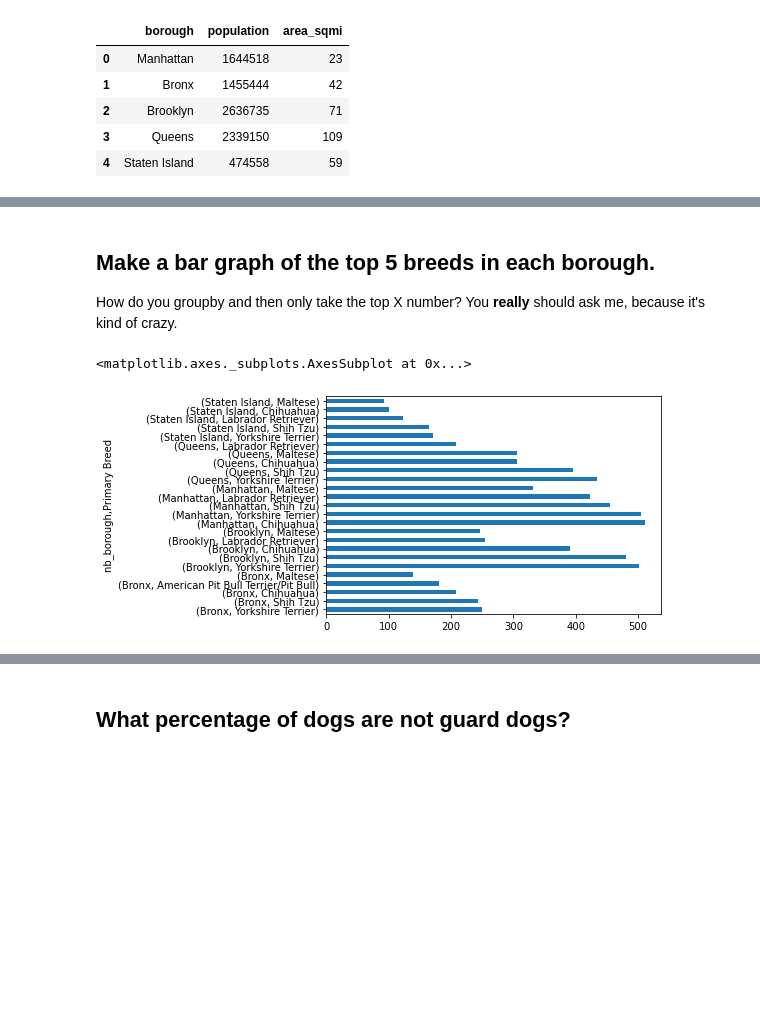
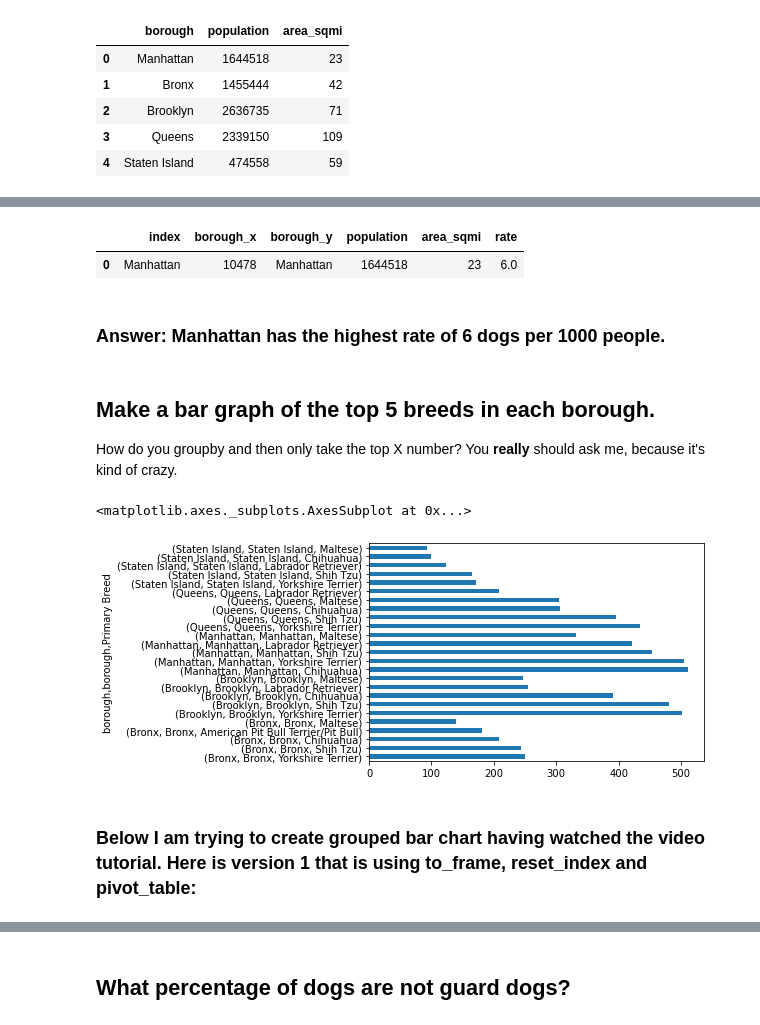
Before and after one commit to anastasiajourno/homework6_valeeva, a Jupyter notebook: dogs/6-2homework6-part2-valeeva.ipynb, the cells around one changed output, grey strips where cells are left out. Drawn from its saved outputs; the diff is of its cells as text; code cells hidden in the pictures; blank space fills up the shorter version.

Commit message:
Grouped bar charts added

```diff
--- a/dogs/6-2homework6-part2-valeeva.ipynb
+++ b/dogs/6-2homework6-part2-valeeva.ipynb
@@ -213,7 +234,7 @@ df_nb.head(5)
 | 3 | Bronx Park and Fordham | 10458 | Bronx |
 | 4 | Bronx Park and Fordham | 10467 | Bronx |
 # %%
-df = df.merge(df_nb.add_prefix("nb_"), left_on='Owner Zip Code', right_on='nb_zip')
+df = df.merge(df_nb, left_on='Owner Zip Code', right_on='zip')
 # %% [markdown]
 ## What is the most popular dog name in all parts of the Bronx? How about Brooklyn? The Upper East Side?
 # %%
@@ -301,5 +328,3 @@ df_pop.head(5)
 | 2 | Brooklyn | 2636735 | 71 |
 | 3 | Queens | 2339150 | 109 |
 | 4 | Staten Island | 474558 | 59 |
-# %%
-df = df.merge(df_pop.add_prefix("pop_"), left_on='nb_borough', right_on='pop_borough')
@@ -332,3 +330,0 @@ Name: pop_population, dtype: int64
-# %%
-df['dogspc'] = df['nb_borough'].value_counts()/1
-df['dogspc']
@@ -348,10 +356,21 @@ Name: dogspc, Length: 29573, dtype: float64
+# %%
+df_dogs_per_b.sort_values(by=['rate'], ascending=False).head(1)
+# %% [output]
+|  | index | borough_x | borough_y | population | area_sqmi | rate |
+| 0 | Manhattan | 10478 | Manhattan | 1644518 | 23 | 6.0 |
+# %% [markdown]
+### Answer: Manhattan has the highest rate of 6 dogs per 1000 people.
 # %% [markdown]
 ## Make a bar graph of the top 5 breeds in each borough.
 
 How do you groupby and then only take the top X number? You **really** should ask me, because it's kind of crazy.
+# %%
+df_known = df[df['Primary Breed'] != 'Unknown']
 # %%
-df[df['Primary Breed'] != 'Unknown'].groupby(['nb_borough'])\
-['Primary Breed'].value_counts().groupby('nb_borough').head(5).plot(kind='barh')
+df_known.groupby('borough')['Primary Breed'].value_counts().\
+groupby(level=0).nlargest(5).plot(kind='barh')
 # %% [output]
 <matplotlib.axes._subplots.AxesSubplot at 0x...>
-[figure, old version]
+[figure, new version]
+# %% [markdown]
+### Below I am trying to create grouped bar chart having watched the video tutorial. Here is version 1 that is using to_frame, reset_index and pivot_table:
```
Also changed, not shown: parts of 39 cells of this notebook.
